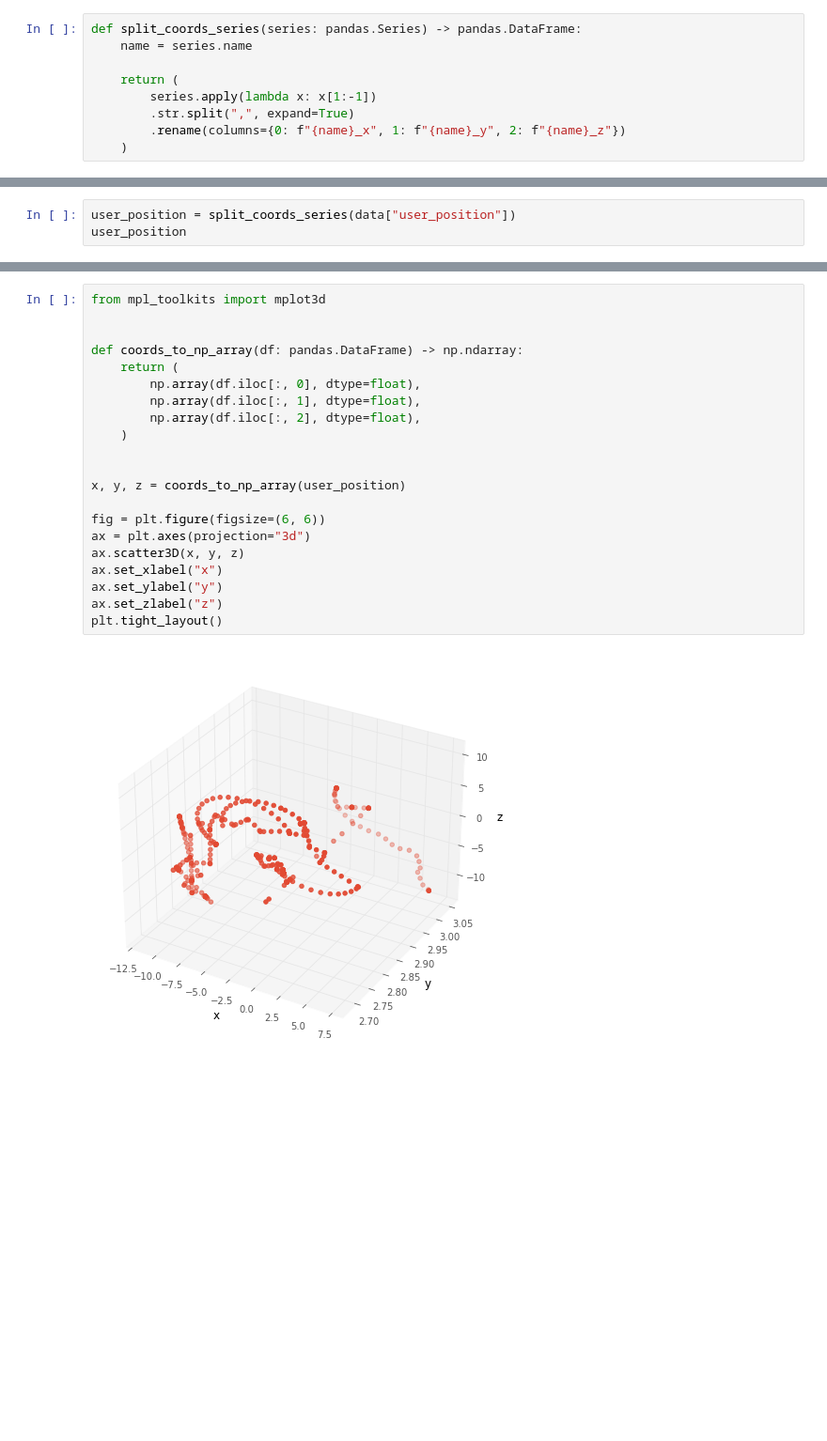
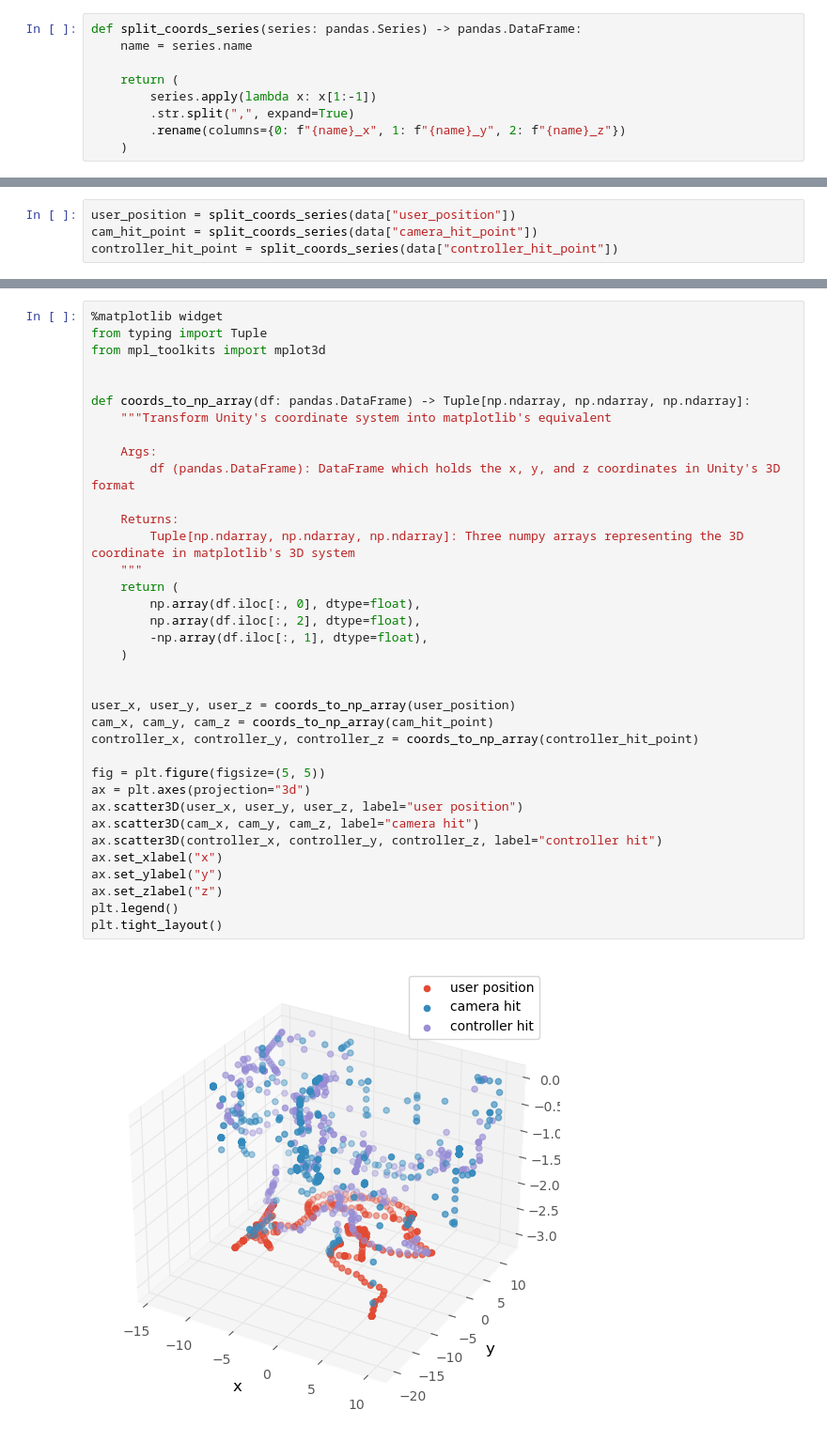
Before and after one commit to spencerwooo/situational-awareness-vr, a Jupyter notebook: DataAnalysis/InteractionAnalysis.ipynb, the cells around one changed output, grey strips where cells are left out. Shown at 94% size. Cells and saved outputs as stored; diff of their text form; blank space fills up the shorter version.

Commit message:
Unity 3D coords -> matplotlib's 3D coords

```diff
--- a/DataAnalysis/InteractionAnalysis.ipynb
+++ b/DataAnalysis/InteractionAnalysis.ipynb
@@ -30,3 +34,4 @@ def split_coords_series(series: pandas.Series) -> pandas.DataFrame:
 # %%
 user_position = split_coords_series(data["user_position"])
-user_position
+cam_hit_point = split_coords_series(data["camera_hit_point"])
+controller_hit_point = split_coords_series(data["controller_hit_point"])
@@ -47,23 +65,38 @@ user_position
 # %%
+%matplotlib widget
+from typing import Tuple
 from mpl_toolkits import mplot3d
 
 
-def coords_to_np_array(df: pandas.DataFrame) -> np.ndarray:
+def coords_to_np_array(df: pandas.DataFrame) -> Tuple[np.ndarray, np.ndarray, np.ndarray]:
+    """Transform Unity's coordinate system into matplotlib's equivalent
+
+    Args:
+        df (pandas.DataFrame): DataFrame which holds the x, y, and z coordinates in Unity's 3D format
+
+    Returns:
+        Tuple[np.ndarray, np.ndarray, np.ndarray]: Three numpy arrays representing the 3D coordinate in matplotlib's 3D system
+    """
     return (
         np.array(df.iloc[:, 0], dtype=float),
-        np.array(df.iloc[:, 1], dtype=float),
         np.array(df.iloc[:, 2], dtype=float),
+        -np.array(df.iloc[:, 1], dtype=float),
     )
 
 
-x, y, z = coords_to_np_array(user_position)
+user_x, user_y, user_z = coords_to_np_array(user_position)
+cam_x, cam_y, cam_z = coords_to_np_array(cam_hit_point)
+controller_x, controller_y, controller_z = coords_to_np_array(controller_hit_point)
 
-fig = plt.figure(figsize=(6, 6))
+fig = plt.figure(figsize=(5, 5))
 ax = plt.axes(projection="3d")
-ax.scatter3D(x, y, z)
+ax.scatter3D(user_x, user_y, user_z, label="user position")
+ax.scatter3D(cam_x, cam_y, cam_z, label="camera hit")
+ax.scatter3D(controller_x, controller_y, controller_z, label="controller hit")
 ax.set_xlabel("x")
 ax.set_ylabel("y")
 ax.set_zlabel("z")
+plt.legend()
 plt.tight_layout()
 # %% [output]
-[figure, old version]
+[figure, new version]
```
Also changed, not shown: parts of 6 cells of this notebook, 2 other files.
